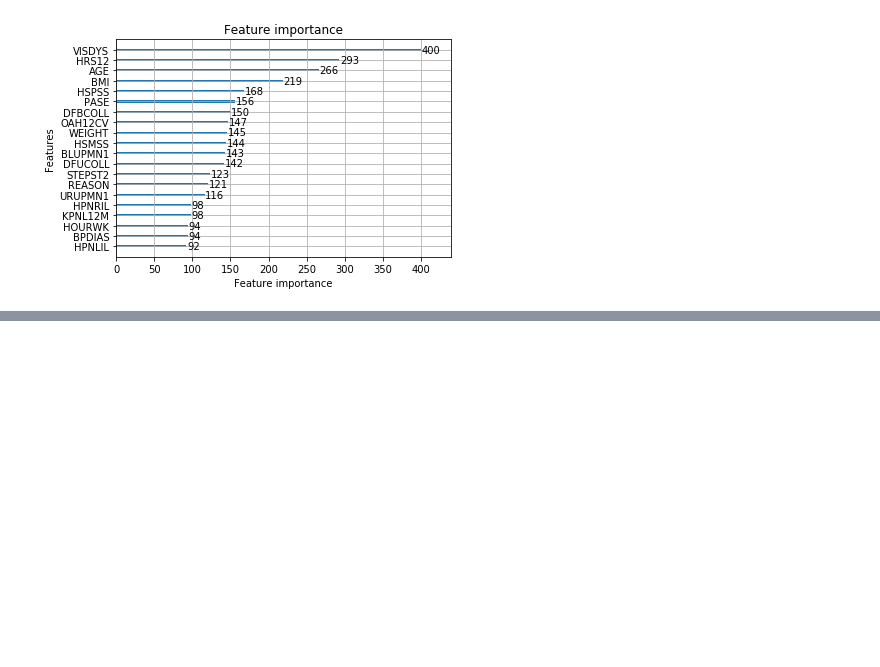
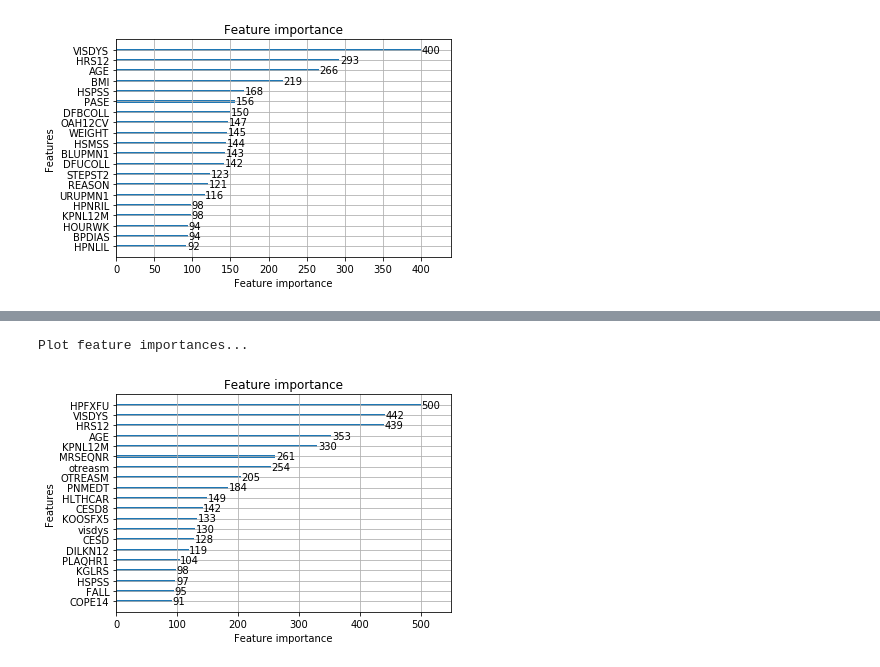
Before and after one commit to methoddatascience/zeta, a Jupyter notebook: keystone/all_clinical_features.ipynb, the cells around one changed output, grey strips where cells are left out. Drawn from its saved outputs; the diff is of its cells as text; code cells hidden in the pictures; blank space fills up the shorter version.

```diff
--- a/keystone/all_clinical_features.ipynb
+++ b/keystone/all_clinical_features.ipynb
@@ -433,0 +510,5 @@ Plot feature importances...
+# %%
+plotImportances(model_t1)
+# %% [output]
+Plot feature importances...
+[figure, added]
```
Also changed, not shown: parts of 16 cells of this notebook.
